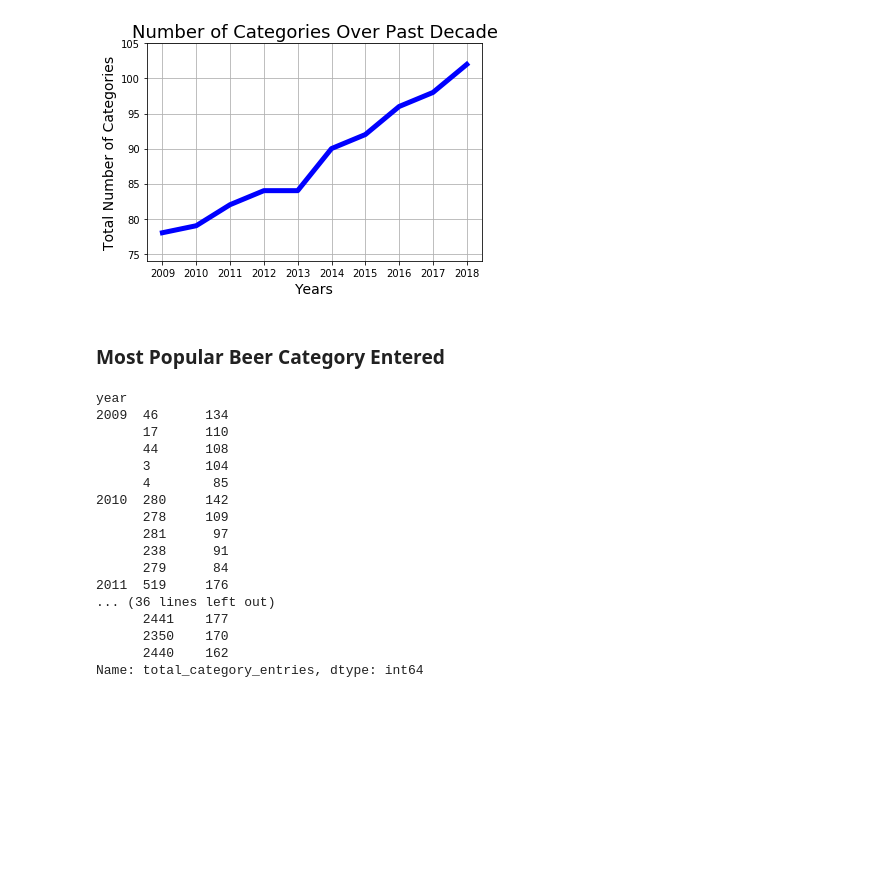
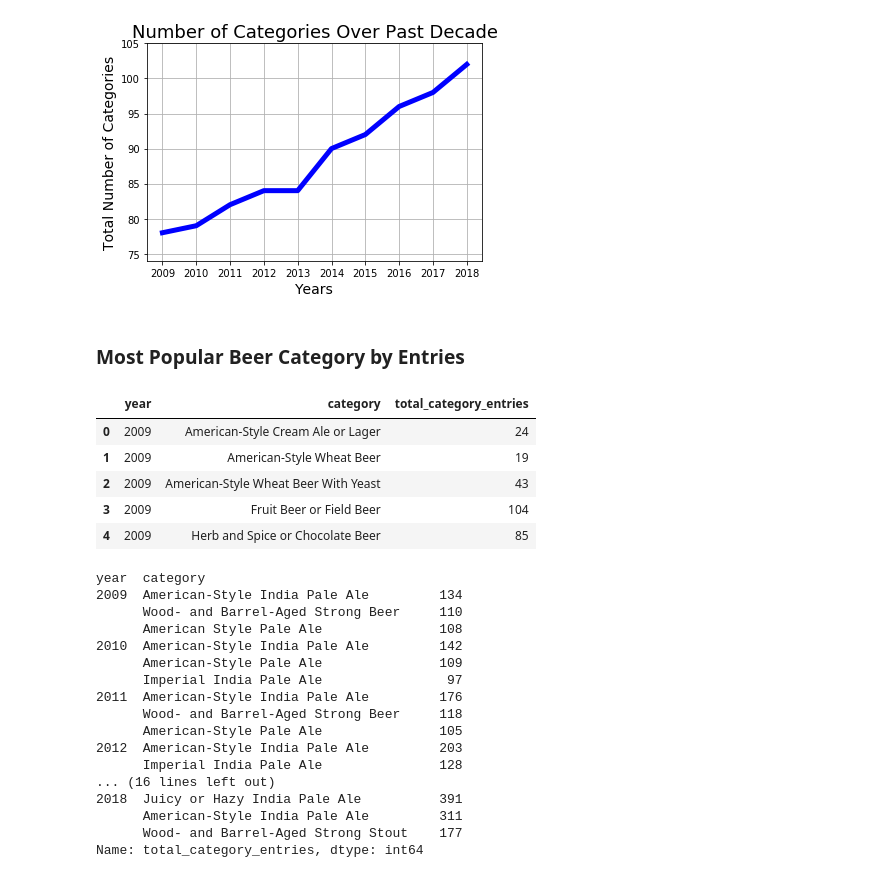
Before and after one commit to jbizzlefoshizzle/Project-1, a Jupyter notebook: CSV_b.ipynb, the cells around one changed output. Drawn from its saved outputs; the diff is of its cells as text; code cells hidden in the pictures; blank space fills up the shorter version.

```diff
--- a/CSV_b.ipynb
+++ b/CSV_b.ipynb
@@ -365,25 +385,17 @@ plt.show()
 # %% [output]
 [figure]
 # %% [markdown]
-### Most Popular Beer Category Entered
+### Most Popular Beer Category by Entries
-# %%
-top_entered = unq_entry_count.groupby(["year"])["total_category_entries"].nlargest(5)
-top_entered
-# %% [output]
-year
-2009  46      134
-      17      110
-      44      108
-      3       104
-      4        85
-2010  280     142
-      278     109
-      281      97
-      238      91
-      279      84
-2011  519     176
-... (36 lines left out)
-      2441    177
-      2350    170
-      2440    162
-Name: total_category_entries, dtype: int64
+# %%
+df2 = df[["year","category","total_category_entries","key"]].copy()
+# df2.count() #2646
+unq_df2 = df2.drop_duplicates(subset="key", keep="first")
+unq_df2 = unq_df2.drop(["key"],axis=1)
+unq_df2.head()
+# %% [output]
+|  | year | category | total_category_entries |
+| 0 | 2009 | American-Style Cream Ale or Lager | 24 |
+| 1 | 2009 | American-Style Wheat Beer | 19 |
+| 2 | 2009 | American-Style Wheat Beer With Yeast | 43 |
+| 3 | 2009 | Fruit Beer or Field Beer | 104 |
+| 4 | 2009 | Herb and Spice or Chocolate Beer | 85 |
@@ -389,0 +406,21 @@ Name: total_category_entries, dtype: int64
+# %%
+top_3 = a.nlargest(3)
+top_3
+# %% [output]
+year  category
+2009  American-Style India Pale Ale         134
+      Wood- and Barrel-Aged Strong Beer     110
+      American Style Pale Ale               108
+2010  American-Style India Pale Ale         142
+      American-Style Pale Ale               109
+      Imperial India Pale Ale                97
+2011  American-Style India Pale Ale         176
+      Wood- and Barrel-Aged Strong Beer     118
+      American-Style Pale Ale               105
+2012  American-Style India Pale Ale         203
+      Imperial India Pale Ale               128
+... (16 lines left out)
+2018  Juicy or Hazy India Pale Ale          391
+      American-Style India Pale Ale         311
+      Wood- and Barrel-Aged Strong Stout    177
+Name: total_category_entries, dtype: int64
```
Also changed, not shown: parts of 3 cells of this notebook.
